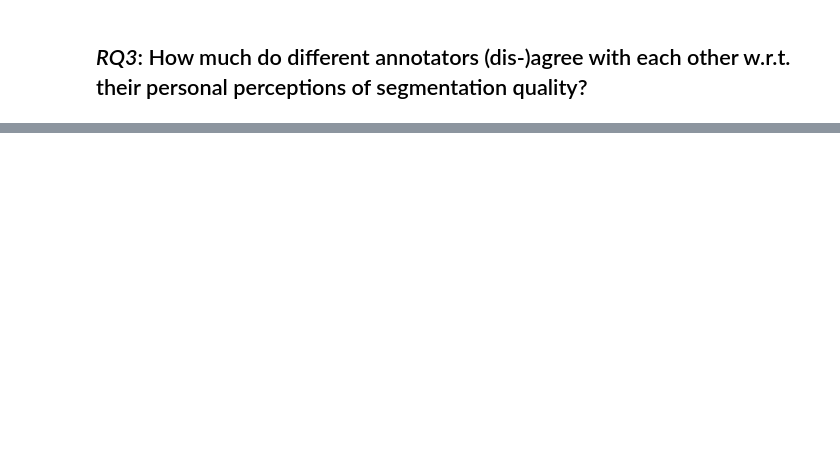
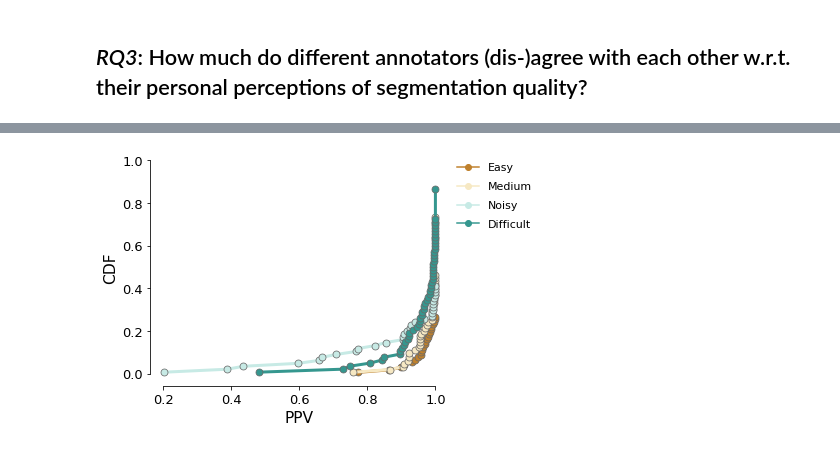
Before and after one commit to soupwaylee/masters-thesis-grabcut-cp-evaluation, a Jupyter notebook: disagreement_eval.ipynb, the cells around one changed output, grey strips where cells are left out. Saved outputs shown, nothing was run; the diff lists cells and outputs as text; code cells hidden in the pictures; blank space fills up the shorter version.

```diff
--- a/disagreement_eval.ipynb
+++ b/disagreement_eval.ipynb
@@ -15,7 +18,7 @@ params = {
     "font.family": "sans-serif",
     'axes.titlesize'  : 15.5,
     'font.size'       : 14,
-    'legend.fontsize' : 13,
+    'legend.fontsize' : 11,
     'xtick.labelsize' : 13,
     'ytick.labelsize' : 13
 }
@@ -951,0 +283,14 @@ plt.show()
+# %%
+ppv_difficulty_cdf, ppv_difficulty_cdf_df = get_cdf_comparison_visualization_df(
+    annotator_performance_df,
+    'ppv',
+    'difficulty',
+    difficulty_levels
+)
+
+ppv_academic_bg_cdf, ppv_academic_bg_cdf_df = get_cdf_comparison_visualization_df(
+    annotator_performance_df,
+    'ppv',
+    'academic_field',
+    ['Computer Science', 'Electrical and Computer Engineering', 'Chemical Engineering and Material Science', 'Medicine and Health Science']
+)
@@ -951,0 +415,32 @@ plt.show()
+# %%
+kromp_cmap = sns.color_palette("PRGn", 4)
+
+sns.set_style({
+    'xtick.top': False,
+    'ytick.right': False,
+    'xtick.bottom': True,
+})
+
+f, ax = plt.subplots(figsize=(5, 4))
+
+ax.set_xlim([0.19, 1.01])
+ax.set_ylim([-0.01, 1.01])
+
+marker_style={
+    'markeredgecolor': 'dimgrey'
+}
+
+sns.lineplot(data=ppv_difficulty_cdf_df, x='xs', y='ps',
+             dashes=False,
+             hue='difficulty', style='difficulty', ci=None, markers=['o', 'o', 'o', 'o'], linewidth=3, markersize=7, palette='BrBG', ax=ax, **marker_style)
+
+l = plt.legend(bbox_to_anchor=(1.05, 1), loc=2, borderaxespad=0., labelspacing=0.8, frameon=False)
+
+ax.set(ylabel="CDF")
+ax.set(xlabel="PPV")
+sns.despine(offset=10, trim=True)
+
+plt.savefig('plots/ppv_difficulty_cdfs.png', bbox_inches='tight')
+plt.show()
+# %% [output]
+[figure, added]
```
Also changed, not shown: parts of 69 cells of this notebook, 2 other files.
